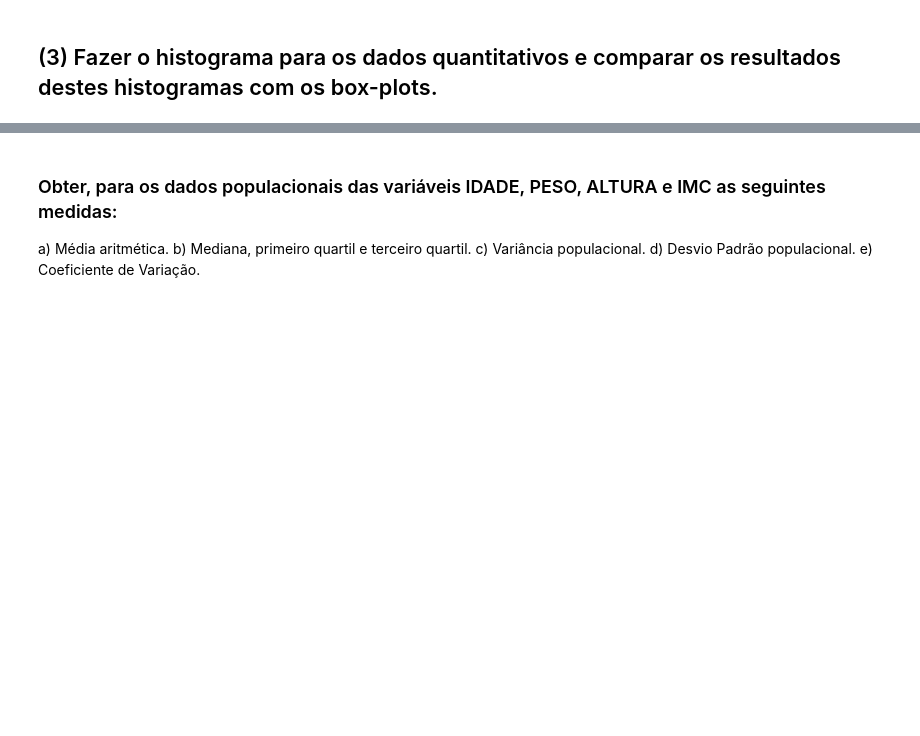
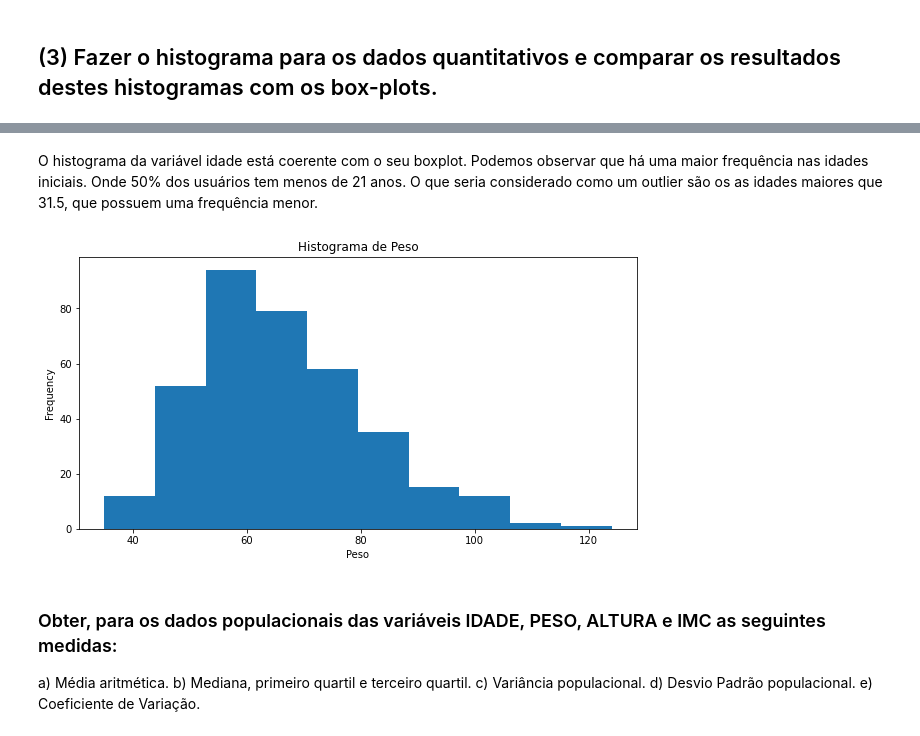
Before and after one commit to danielesantiago/Probabilidade-e-Estatistica, a Jupyter notebook: Atividade 2.ipynb, the cells around one changed output, grey strips where cells are left out. Drawn from its saved outputs; the diff is of its cells as text; code cells hidden in the pictures; blank space fills up the shorter version.

```diff
--- a/Atividade 2.ipynb
+++ b/Atividade 2.ipynb
@@ -208,3 +233,12 @@ df[['idade', 'peso', 'altura', 'IMC']].hist(figsize=(15,10), grid=False);
+# %% [markdown]
+O histograma da variável idade está coerente com o seu boxplot. Podemos observar que há uma maior frequência nas idades iniciais. Onde 50% dos usuários tem menos de 21 anos. O que seria considerado como um outlier são os as idades maiores que 31.5, que possuem uma frequência menor.
+# %%
+fig, ax = plt.subplots(figsize=(10,5))
+ax.set_xlabel("Peso")
+ax.set_title("Histograma de Peso")
+df.peso.plot(kind = 'hist', ax = ax, bins = 10);
+# %% [output]
+[figure, added]
 # %% [markdown]
 ### Obter, para os dados populacionais das variáveis IDADE, PESO, ALTURA e IMC as seguintes medidas:
 a) Média aritmética.
```
Also changed, not shown: parts of 12 cells of this notebook.
